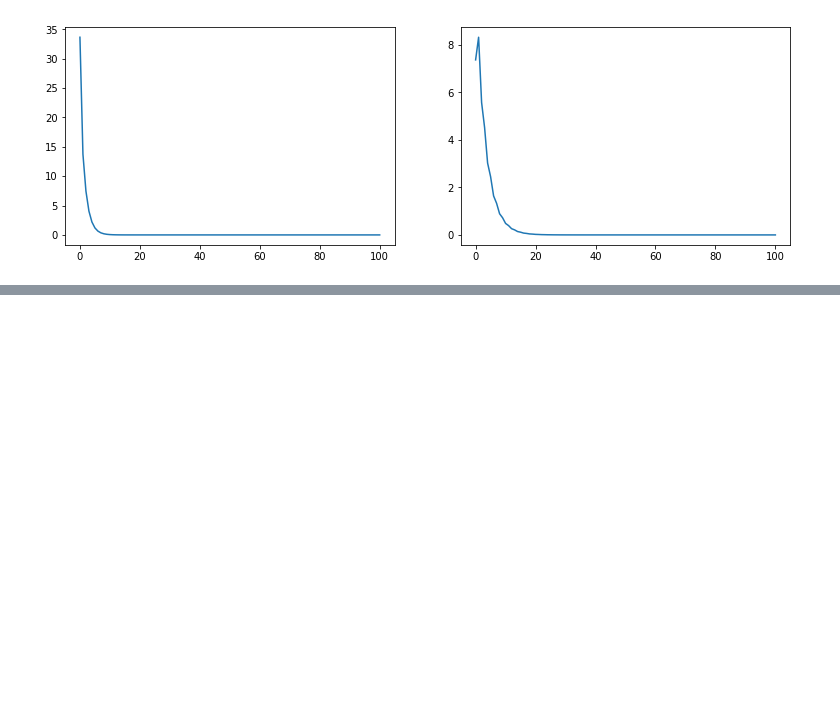
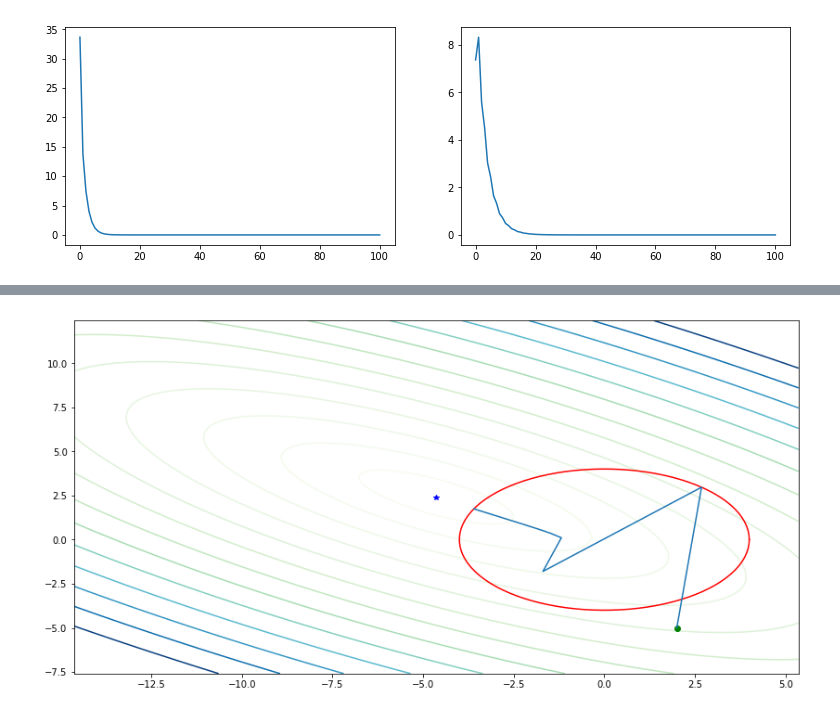
Before and after one commit to ananasness/optimize_it, a Jupyter notebook: demo.ipynb, the cells around one changed output, grey strips where cells are left out. Cells and saved outputs as stored; diff of their text form; code cells hidden in the pictures; blank space fills up the shorter version.

```diff
--- a/demo.ipynb
+++ b/demo.ipynb
@@ -93,0 +64,11 @@ ax2.plot(np.linalg.norm(x_star - xs, axis=1))
+# %%
+a = np.linspace(0, 2*np.pi, 100)
+r = 4
+center = [0,0]
+x1 = r * np.cos(a) + center[0]
+x2 = r * np.sin(a) + center[1]
+x_0 = [2, -5]
+xs, ys = proj_ball_desc(x_0, f, grad, center, r)
+p = plot_it(f, x_star, x_0=x_0, bound_line=[x1, x2], search_line=xs);
+# %% [output]
+[figure, added]
```
Also changed, not shown: parts of 9 cells of this notebook, 3 other files.
